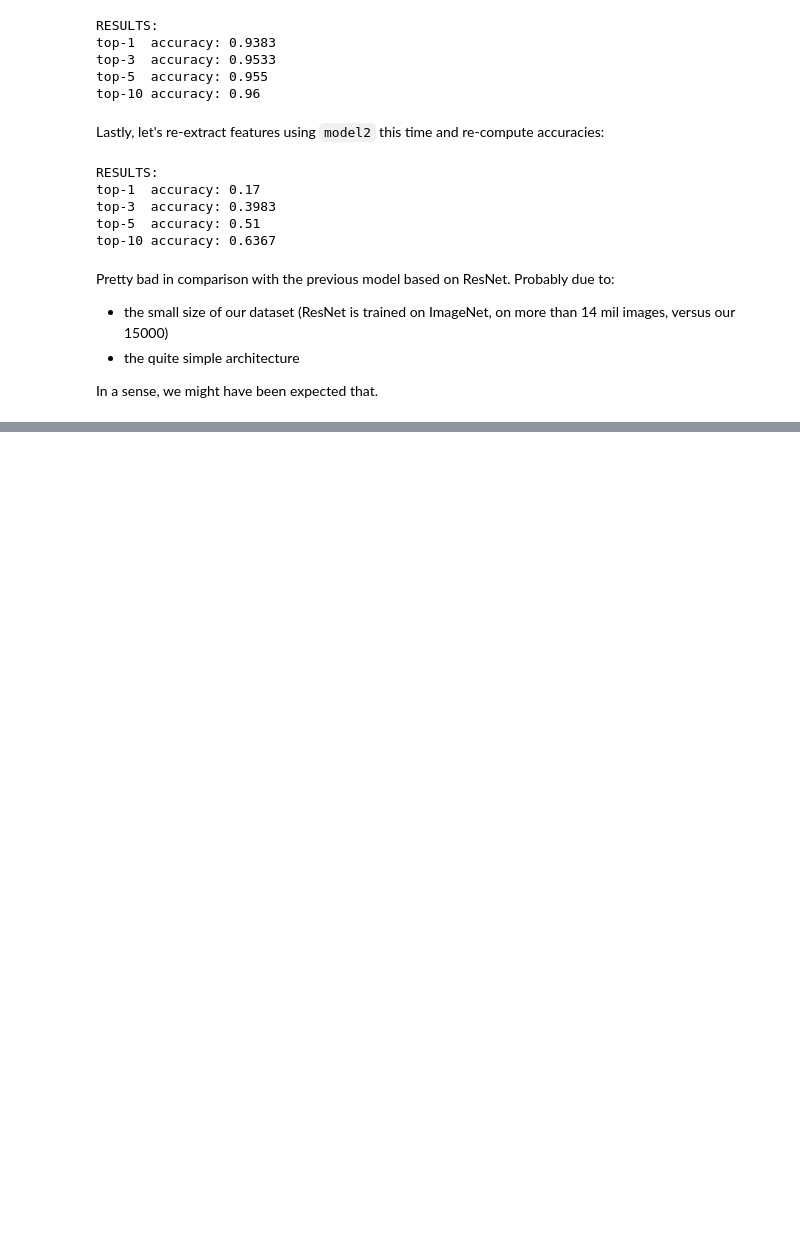
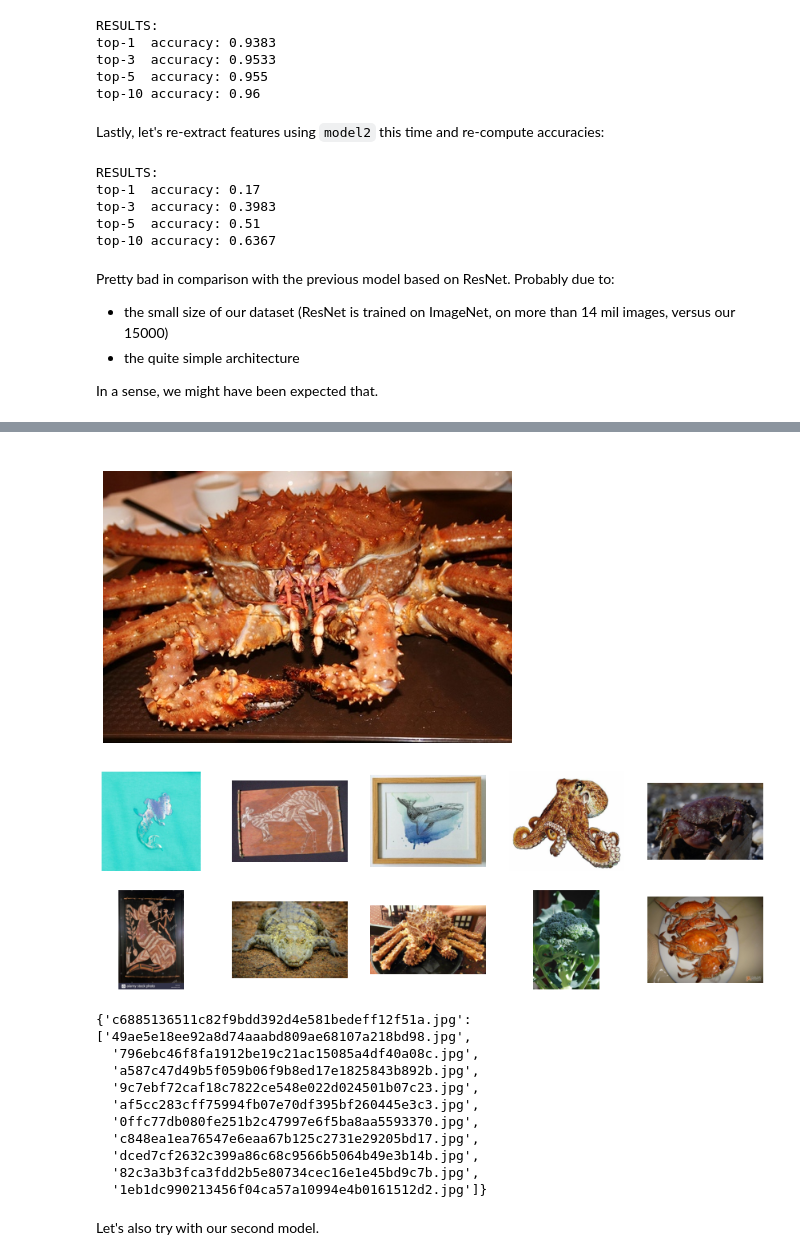
Before and after one commit to synchroazel/img-search, a Jupyter notebook: img_search.ipynb, the cells around one changed output, grey strips where cells are left out. Cells and saved outputs as stored; diff of their text form; code cells hidden in the pictures; blank space fills up the shorter version.

Commit message:
fixed functions for unlabeled images, added .json results

```diff
--- a/img_search.ipynb
+++ b/img_search.ipynb
@@ -530,7 +534,7 @@ def extract_features(img_path, model):
     expanded_img_array = np.expand_dims(img_array, axis=0)
     preprocessed_img = preprocess_input(expanded_img_array)
     # now we can .predict()
-    features = model.predict(preprocessed_img)
+    features = model.predict(preprocessed_img, verbose=0)
     flattened_features = features.flatten()
     normalized_features = flattened_features / norm(flattened_features)
     return normalized_features
@@ -731,0 +795,17 @@ Thank you! ✿
+# %%
+i = np.random.randint(1,65)
+
+make_query(i, labeled=False)
+# %% [output]
+[figure, added]
+[figure, added]
+{'c6885136511c82f9bdd392d4e581bedeff12f51a.jpg': ['49ae5e18ee92a8d74aaabd809ae68107a218bd98.jpg',
+  '796ebc46f8fa1912be19c21ac15085a4df40a08c.jpg',
+  'a587c47d49b5f059b06f9b8ed17e1825843b892b.jpg',
+  '9c7ebf72caf18c7822ce548e022d024501b07c23.jpg',
+  'af5cc283cff75994fb07e70df395bf260445e3c3.jpg',
+  '0ffc77db080fe251b2c47997e6f5ba8aa5593370.jpg',
+  'c848ea1ea76547e6eaa67b125c2731e29205bd17.jpg',
+  'dced7cf2632c399a86c68c9566b5064b49e3b14b.jpg',
+  '82c3a3b3fca3fdd2b5e80734cec16e1e45bd9c7b.jpg',
+  '1eb1dc990213456f04ca57a10994e4b0161512d2.jpg']}
@@ -731,0 +814,2 @@ Thank you! ✿
+# %% [markdown]
+Let's also try with our second model.
```
Also changed, not shown: parts of 14 cells of this notebook, 3 other files.
